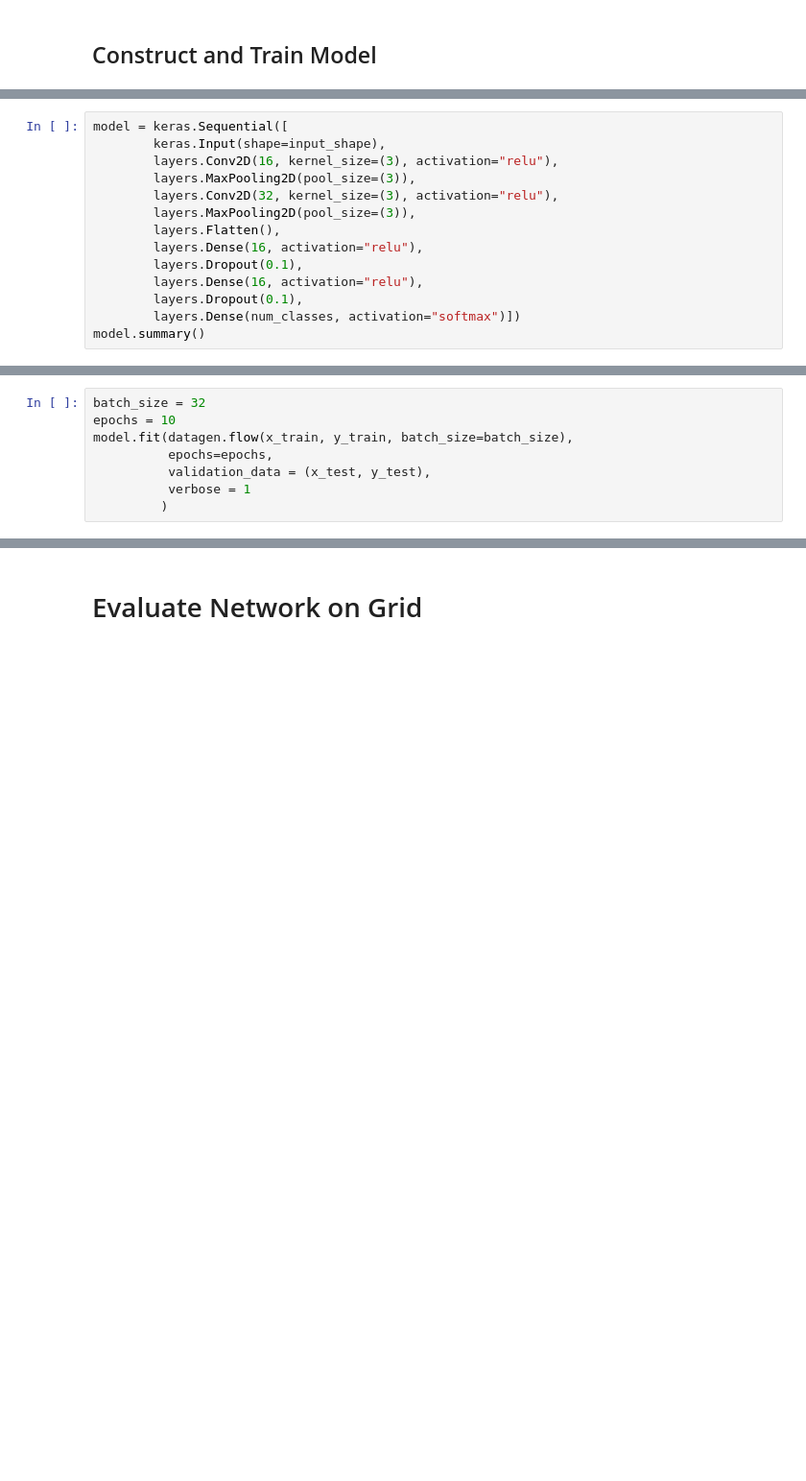
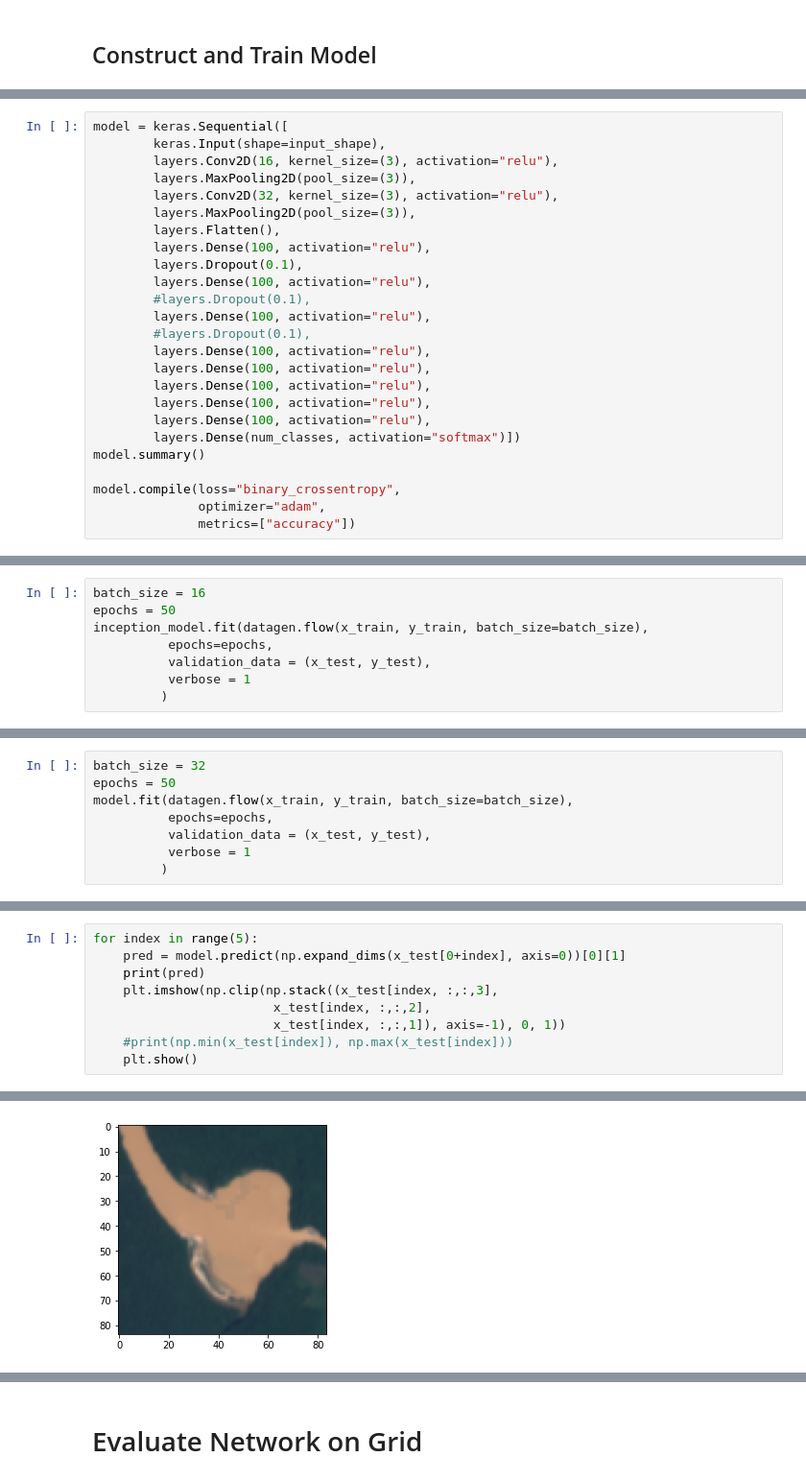
Before and after one commit to earthrise-media/mining-detector, a Jupyter notebook: notebooks/2d_mining_classifier.ipynb, the cells around one changed output, grey strips where cells are left out. Shown at 96% size. Cells and saved outputs as stored; diff of their text form; blank space fills up the shorter version.

```diff
--- a/notebooks/2d_mining_classifier.ipynb
+++ b/notebooks/2d_mining_classifier.ipynb
@@ -188,9 +420,20 @@ model = keras.Sequential([
         layers.Conv2D(32, kernel_size=(3), activation="relu"),
         layers.MaxPooling2D(pool_size=(3)),
         layers.Flatten(),
-        layers.Dense(16, activation="relu"),
+        layers.Dense(100, activation="relu"),
         layers.Dropout(0.1),
-        layers.Dense(16, activation="relu"),
-        layers.Dropout(0.1),
+        layers.Dense(100, activation="relu"),
+        #layers.Dropout(0.1),
+        layers.Dense(100, activation="relu"),
+        #layers.Dropout(0.1),
+        layers.Dense(100, activation="relu"),
+        layers.Dense(100, activation="relu"),
+        layers.Dense(100, activation="relu"),
+        layers.Dense(100, activation="relu"),
+        layers.Dense(100, activation="relu"),
         layers.Dense(num_classes, activation="softmax")])
 model.summary()
+
+model.compile(loss="binary_crossentropy",
+              optimizer="adam",
+              metrics=["accuracy"])
@@ -231,0 +541,8 @@ plt.show()
+# %%
+batch_size = 16
+epochs = 50
+inception_model.fit(datagen.flow(x_train, y_train, batch_size=batch_size),
+          epochs=epochs,
+          validation_data = (x_test, y_test),
+          verbose = 1
+         )
@@ -232,6 +568,6 @@ plt.show()
 # %%
 batch_size = 32
-epochs = 10
+epochs = 50
 model.fit(datagen.flow(x_train, y_train, batch_size=batch_size),
           epochs=epochs,
           validation_data = (x_test, y_test),
@@ -239,0 +595,10 @@ model.fit(datagen.flow(x_train, y_train, batch_size=batch_size),
+# %%
+for index in range(5):
+    pred = model.predict(np.expand_dims(x_test[0+index], axis=0))[0][1]
+    print(pred)
+    plt.imshow(np.clip(np.stack((x_test[index, :,:,3],
+                        x_test[index, :,:,2],
+                        x_test[index, :,:,1]), axis=-1), 0, 1))
+    #print(np.min(x_test[index]), np.max(x_test[index]))
+    plt.show()
+# %% [output]
@@ -239,0 +606 @@ model.fit(datagen.flow(x_train, y_train, batch_size=batch_size),
+[figure, added]
```
Also changed, not shown: parts of 38 cells of this notebook, 44 other files.
